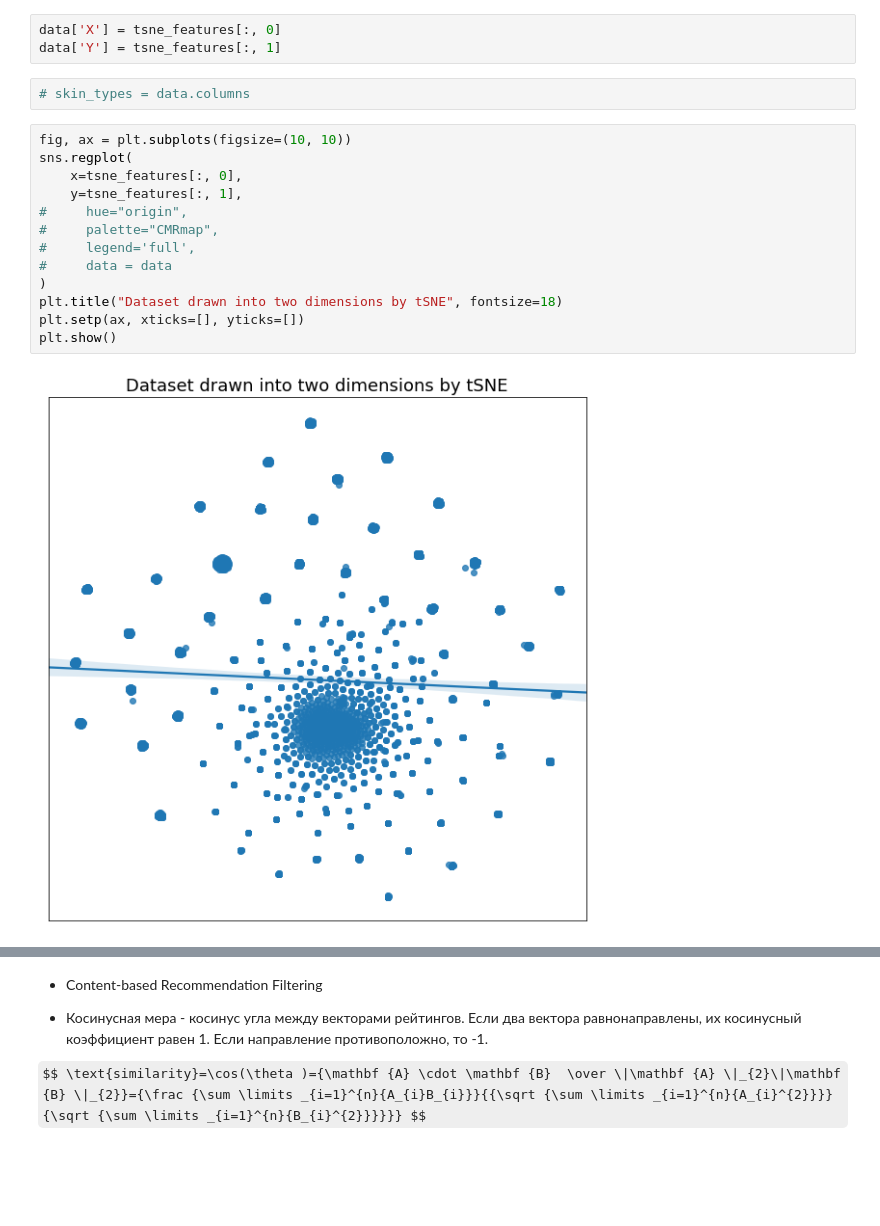
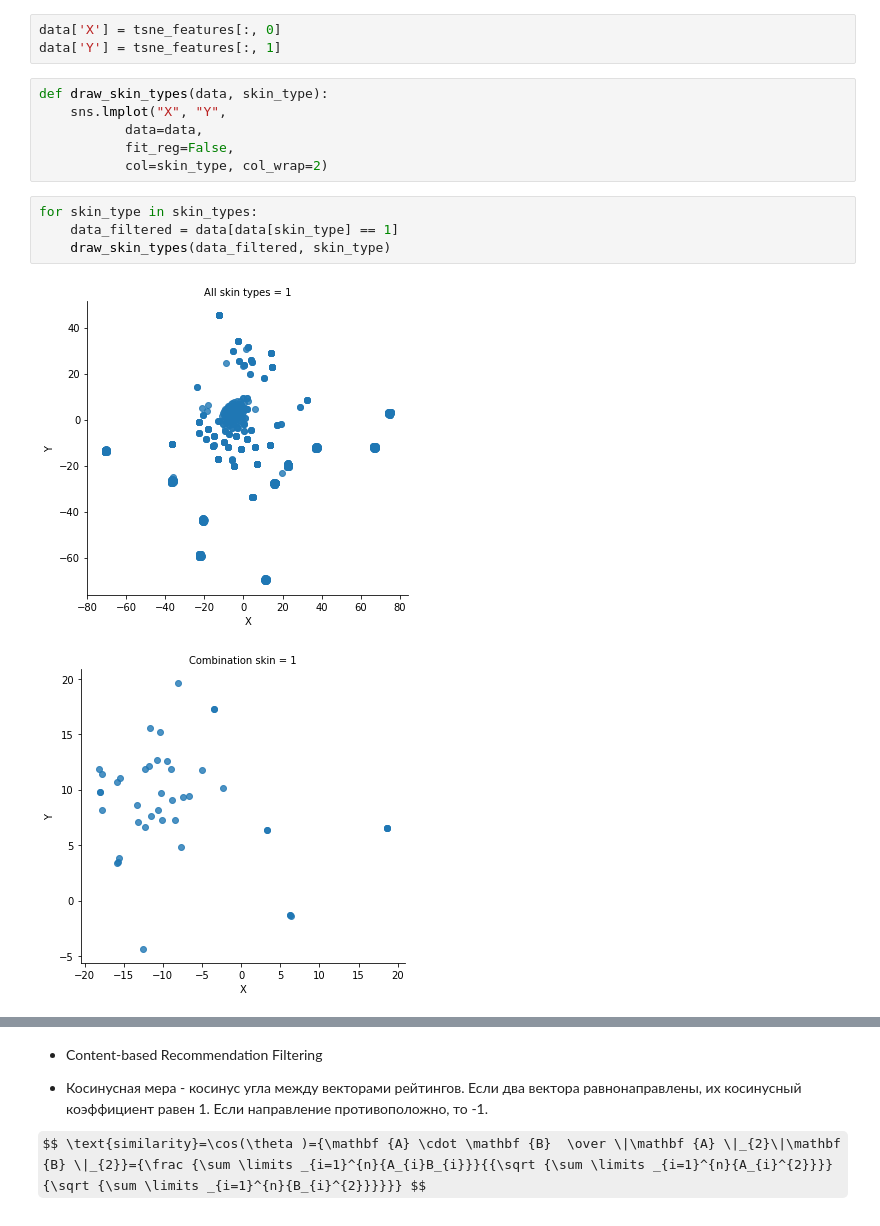
Before and after one commit to AkerkeKesha/machine-learning, a Jupyter notebook: AA20/ABalgabekova_Recommender.ipynb, the cells around one changed output, grey strips where cells are left out. Saved outputs shown, nothing was run; the diff lists cells and outputs as text; some formulas as TeX source; blank space fills up the shorter version.

```diff
--- a/AA20/ABalgabekova_Recommender.ipynb
+++ b/AA20/ABalgabekova_Recommender.ipynb
@@ -158,20 +108,16 @@ Wall time: 1min 44s
 # %%
 data['X'] = tsne_features[:, 0]
 data['Y'] = tsne_features[:, 1]
-# %%
-# skin_types = data.columns
-# %%
-fig, ax = plt.subplots(figsize=(10, 10))
-sns.regplot(
-    x=tsne_features[:, 0],
-    y=tsne_features[:, 1],
-#     hue="origin",
-#     palette="CMRmap",
-#     legend='full',
-#     data = data
-)
-plt.title("Dataset drawn into two dimensions by tSNE", fontsize=18)
-plt.setp(ax, xticks=[], yticks=[])
-plt.show()
-# %% [output]
-[figure, removed]
+# %%
+def draw_skin_types(data, skin_type):
+    sns.lmplot("X", "Y",
+           data=data,
+           fit_reg=False,
+           col=skin_type, col_wrap=2)
+# %%
+for skin_type in skin_types:
+    data_filtered = data[data[skin_type] == 1]
+    draw_skin_types(data_filtered, skin_type)
+# %% [output]
+[figure, added]
+[figure, added]
```
Also changed, not shown: parts of 27 cells of this notebook, 2 other files.
